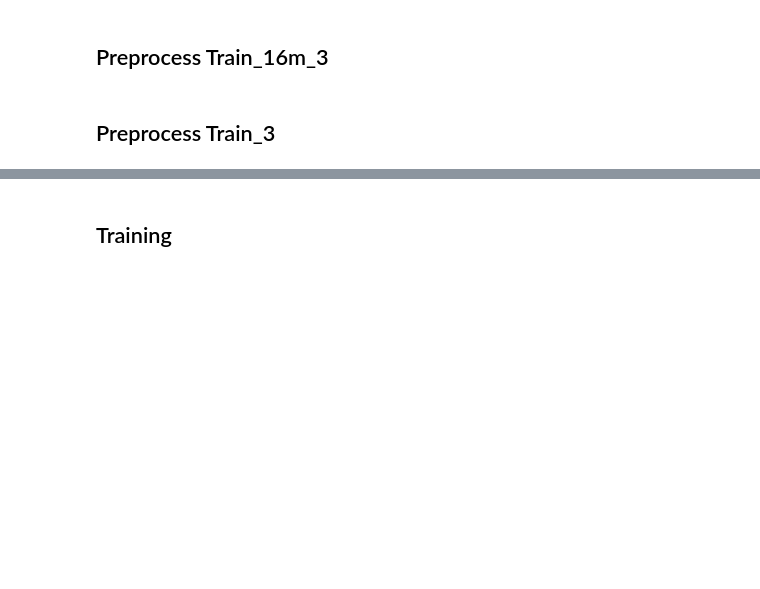
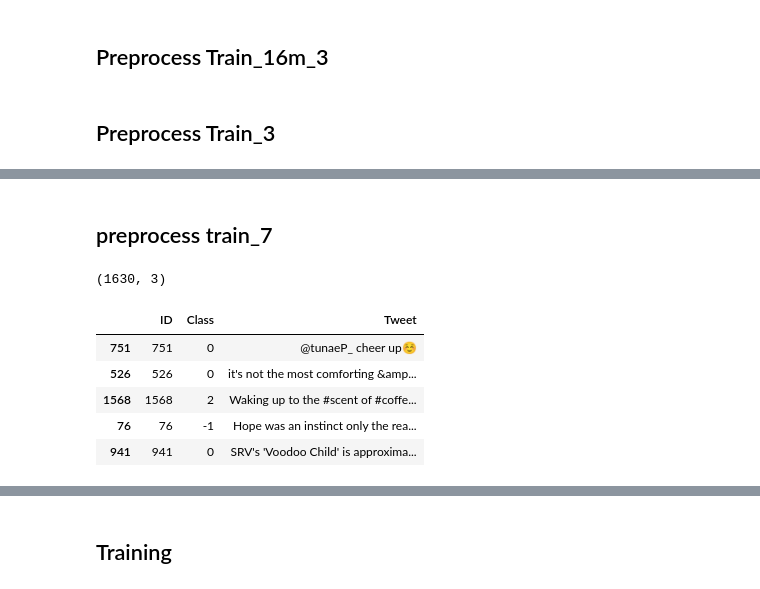
Before and after one commit to Garfounkel/sentiment_analysis, a Jupyter notebook: tp1.ipynb, the cells around one changed output, grey strips where cells are left out. Saved outputs shown, nothing was run; the diff lists cells and outputs as text; code cells hidden in the pictures; blank space fills up the shorter version.

```diff
--- a/tp1.ipynb
+++ b/tp1.ipynb
@@ -135,2 +156,19 @@ tweets.sample(5)['Tweet'].iloc[0]
 # %%
 tweets.to_feather('pickles/train_3.feather')
+# %% [markdown]
+## preprocess train_7
+# %%
+tweets = pd.read_csv(train_7, sep='\t', names=['ID', 'Class', 'Tweet'])
+
+tweets.shape
+# %% [output]
+(1630, 3)
+# %%
+tweets.sample(5)
+# %% [output]
+|  | ID | Class | Tweet |
+| 751 | 751 | 0 | @tunaeP_ cheer up☺️ |
+| 526 | 526 | 0 | it's not the most comforting &amp... |
+| 1568 | 1568 | 2 | Waking up to the #scent of #coffe... |
+| 76 | 76 | -1 | Hope was an instinct only the rea... |
+| 941 | 941 | 0 | SRV's 'Voodoo Child' is approxima... |
```
Also changed, not shown: parts of 20 cells of this notebook, 4 other files.
